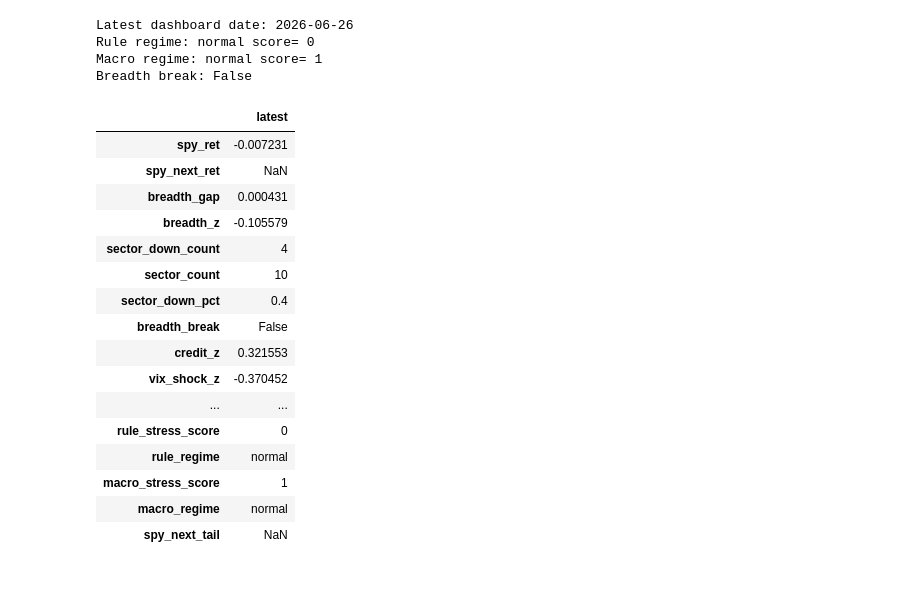
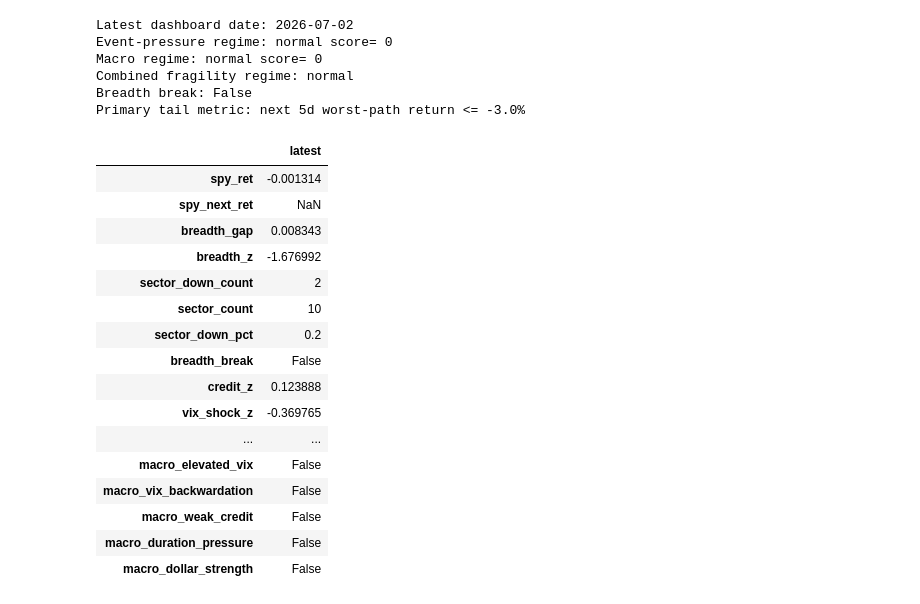
Before and after one commit to Rocketbull/TradingAgents, a Jupyter notebook: notebooks/spy_fragility_dashboard.ipynb, the cells around one changed output. Drawn from its saved outputs; the diff is of its cells as text; code cells hidden in the pictures.

```diff
--- a/notebooks/spy_fragility_dashboard.ipynb
+++ b/notebooks/spy_fragility_dashboard.ipynb
@@ -183,0 +274,19 @@ signals.tail()
+# %%
+forward_cols = []
+for horizon in FORWARD_TAIL_THRESHOLDS:
+    forward_cols.extend([f'fwd_{horizon}d_ret', f'fwd_{horizon}d_min_ret', f'fwd_{horizon}d_tail'])
+
+dashboard_cols = [
+    'spy_ret', 'spy_next_ret', 'breadth_gap', 'breadth_z', 'sector_down_count', 'sector_count',
+    'sector_down_pct', 'breadth_break', 'credit_z', 'vix_shock_z', 'credit_stress_flag',
+    'vol_shock_flag', 'late_liquidation', 'rule_stress_score', 'rule_regime',
+    'macro_stress_score', 'macro_regime', 'fragility_regime_v1', 'fragility_regime', 'spy_next_tail',
+    *forward_cols,
+    *macro_flag_cols,
+]
+
+dashboard_signals = df[dashboard_cols].dropna(subset=['spy_ret']).copy()
+evaluation_signals = dashboard_signals.dropna(subset=[f'fwd_{MAX_FORWARD_HORIZON}d_min_ret']).copy()
+signals = dashboard_signals
+
+display(signals.tail())
@@ -292,29 +492,37 @@ plt.tight_layout()
 # %%
 latest = signals.iloc[-1]
+
 print('Latest dashboard date:', signals.index[-1].date())
-print('Rule regime:', latest['rule_regime'], 'score=', int(latest['rule_stress_score']))
+print('Event-pressure regime:', latest['rule_regime'], 'score=', int(latest['rule_stress_score']))
 print('Macro regime:', latest['macro_regime'], 'score=', int(latest['macro_stress_score']))
-print('Breadth break:', bool(latest['breadth_z'] >= BREADTH_Z_THRESHOLD and latest['sector_down_pct'] >= SECTOR_DOWN_PCT_THRESHOLD and latest['spy_ret'] < 0))
+print('Combined fragility regime:', latest['fragility_regime'])
+print(
+    'Breadth break:',
+    bool(latest['breadth_z'] >= BREADTH_Z_THRESHOLD and latest['sector_down_pct'] >= SECTOR_DOWN_PCT_THRESHOLD and latest['spy_ret'] < 0),
+)
+print('Primary tail metric:', f'next {PRIMARY_TAIL_HORIZON}d worst-path return <= {FORWARD_TAIL_THRESHOLDS[PRIMARY_TAIL_HORIZON]:.1%}')
 display(latest.to_frame('latest'))
 # %% [output]
-Latest dashboard date: 2026-06-26
-Rule regime: normal score= 0
-Macro regime: normal score= 1
+Latest dashboard date: 2026-07-02
+Event-pressure regime: normal score= 0
+Macro regime: normal score= 0
+Combined fragility regime: normal
 Breadth break: False
+Primary tail metric: next 5d worst-path return <= -3.0%
 |  | latest |
-| spy_ret | -0.007231 |
+| spy_ret | -0.001314 |
 | spy_next_ret | NaN |
-| breadth_gap | 0.000431 |
-| breadth_z | -0.105579 |
-| sector_down_count | 4 |
+| breadth_gap | 0.008343 |
+| breadth_z | -1.676992 |
+| sector_down_count | 2 |
 | sector_count | 10 |
-| sector_down_pct | 0.4 |
+| sector_down_pct | 0.2 |
 | breadth_break | False |
-| credit_z | 0.321553 |
-| vix_shock_z | -0.370452 |
+| credit_z | 0.123888 |
+| vix_shock_z | -0.369765 |
 | ... | ... |
-| rule_stress_score | 0 |
-| rule_regime | normal |
-| macro_stress_score | 1 |
-| macro_regime | normal |
-| spy_next_tail | NaN |
+| macro_elevated_vix | False |
+| macro_vix_backwardation | False |
+| macro_weak_credit | False |
+| macro_duration_pressure | False |
+| macro_dollar_strength | False |
```
Also changed, not shown: parts of 27 cells of this notebook, 7 other files.
